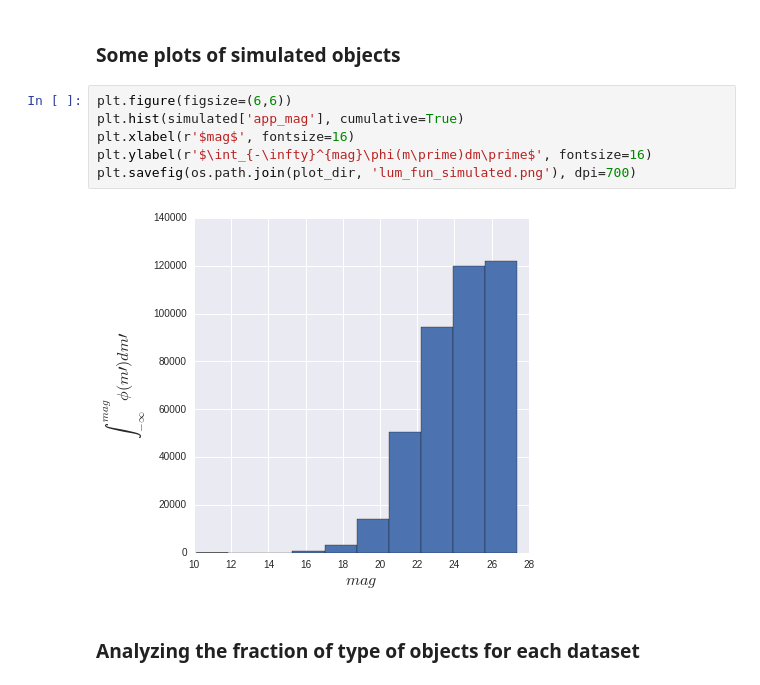
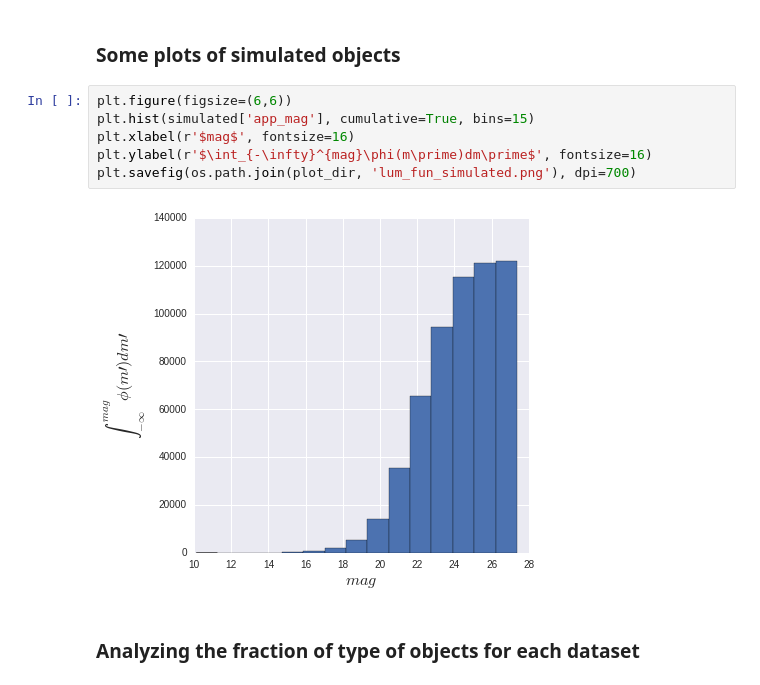
Before and after one commit to BrunoSanchez/RBMLearning, a Jupyter notebook: Plots-Threesome.ipynb, the cells around one changed output. Cells and saved outputs as stored; diff of their text form.

```diff
--- a/Plots-Threesome.ipynb
+++ b/Plots-Threesome.ipynb
@@ -87,12 +116,12 @@ dt_hot = pd.merge(pd.read_sql_table('DetectedHOT', engine),
 ### Some plots of simulated objects
 # %%
 plt.figure(figsize=(6,6))
-plt.hist(simulated['app_mag'], cumulative=True)
+plt.hist(simulated['app_mag'], cumulative=True, bins=15)
 plt.xlabel(r'$mag$', fontsize=16)
 plt.ylabel(r'$\int_{-\infty}^{mag}\phi(m\prime)dm\prime$', fontsize=16)
 plt.savefig(os.path.join(plot_dir, 'lum_fun_simulated.png'), dpi=700)
 # %% [output]
-[figure, old version]
+[figure, new version]
 # %% [markdown]
 ### Analyzing the fraction of type of objects for each dataset
 # %%
```
Also changed, not shown: parts of 11 cells of this notebook, 3 other files.
